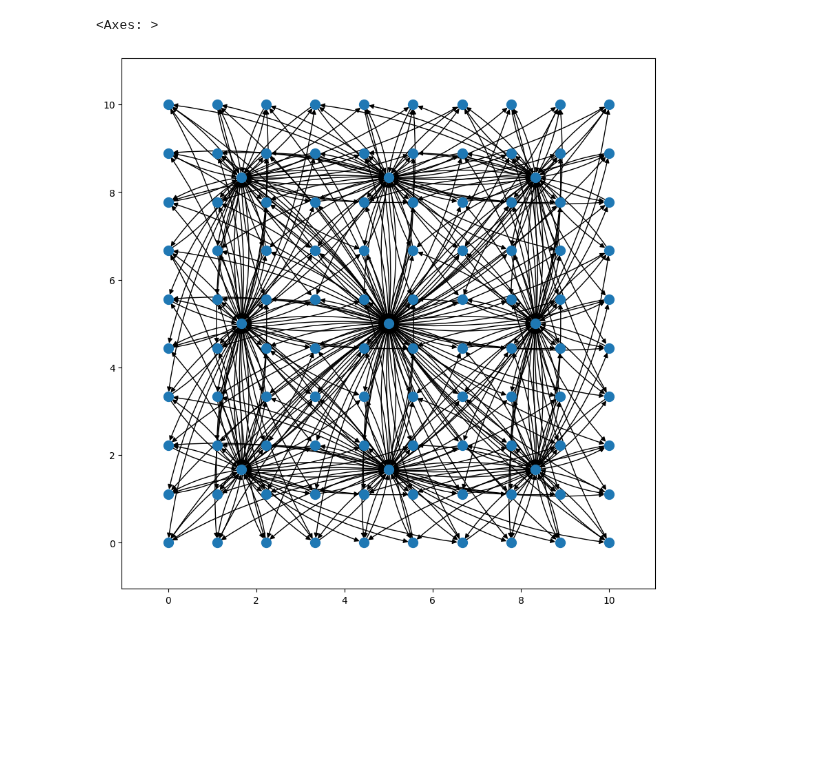
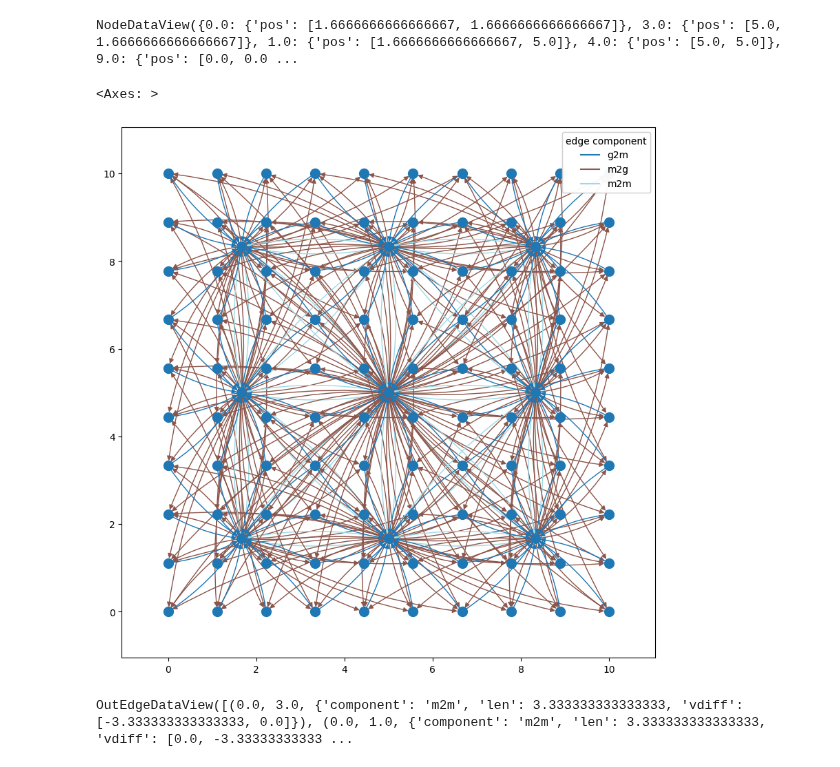
Before and after one commit to mllam/weather-model-graphs, a Jupyter notebook: docs/xr_datatree_format.ipynb, the cells around one changed output. Cells and saved outputs as stored; diff of their text form; code cells hidden in the pictures; blank space fills up the shorter version.

Commit message:
set edge split attr from zero-dim variables

```diff
--- a/docs/xr_datatree_format.ipynb
+++ b/docs/xr_datatree_format.ipynb
@@ -41,10 +41,17 @@ Group: /
 # %%
 graph_reconstructed = wmg.load.datatree_to_graph(dt)
+graph_reconstructed.nodes(data=True)
+# %% [output]
+NodeDataView({0.0: {'pos': [1.6666666666666667, 1.6666666666666667]}, 3.0: {'pos': [5.0, 1.6666666666666667]}, 1.0: {'pos': [1.6666666666666667, 5.0]}, 4.0: {'pos': [5.0, 5.0]}, 9.0: {'pos': [0.0, 0.0 ...
 # %%
 wmg.visualise.nx_draw_with_pos_and_attr(
     graph_reconstructed,
-    # edge_color_attr="component",
+    edge_color_attr="component",
 )
 # %% [output]
 <Axes: >
-[figure, old version]
+[figure, new version]
+# %%
+graph_reconstructed.edges(data=True)
+# %% [output]
+OutEdgeDataView([(0.0, 3.0, {'component': 'm2m', 'len': 3.333333333333333, 'vdiff': [-3.333333333333333, 0.0]}), (0.0, 1.0, {'component': 'm2m', 'len': 3.333333333333333, 'vdiff': [0.0, -3.33333333333 ...
```
Also changed, not shown: parts of 2 cells of this notebook, 5 other files.
